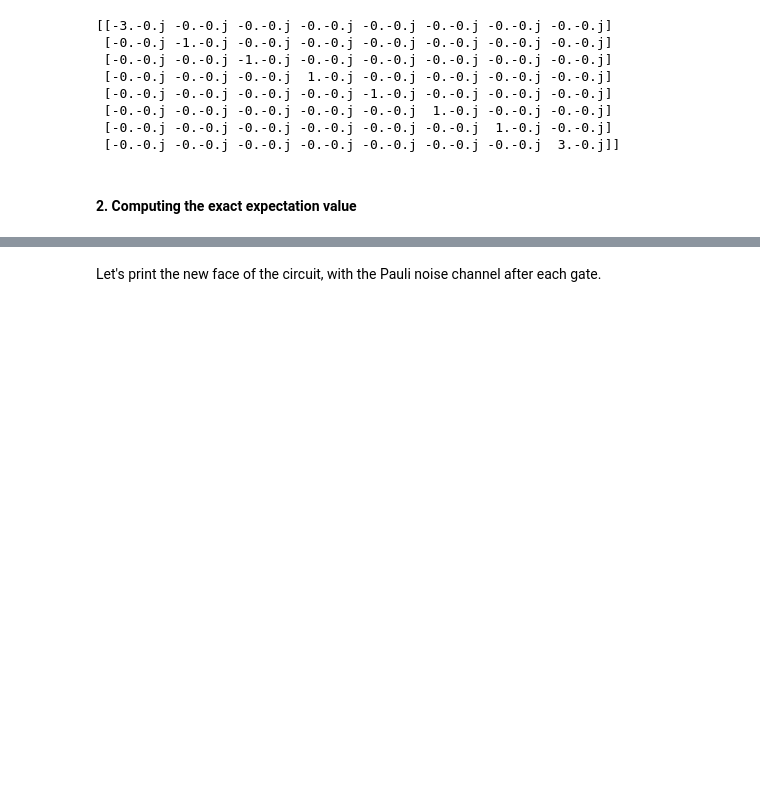
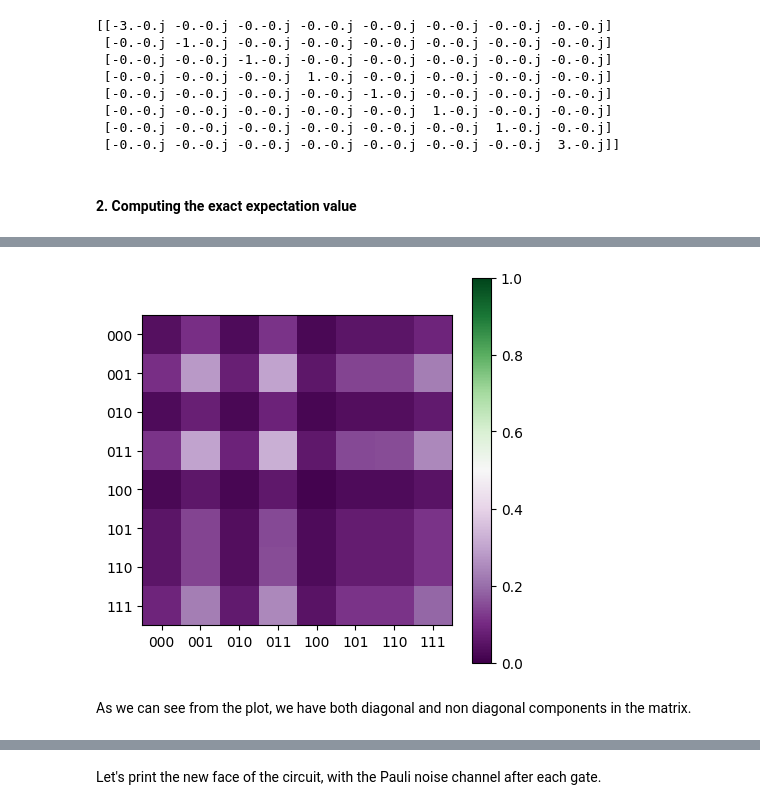
Before and after one commit to qiboteam/qiboedu, a Jupyter notebook: notebooks/Lecture6.ipynb, the cells around one changed output, grey strips where cells are left out. Cells and saved outputs as stored; diff of their text form; code cells hidden in the pictures; blank space fills up the shorter version.

```diff
--- a/notebooks/Lecture6.ipynb
+++ b/notebooks/Lecture6.ipynb
@@ -123,0 +130,7 @@ plotscripts.visualize_states(frequencies)
+# %%
+# plot the density matrix using plotscripts.plot_density_matrix(state)
+plotscripts.plot_density_matrix(c().state())
+# %% [output]
+[figure, added]
+# %% [markdown]
+As we can see from the plot, we have both diagonal and non diagonal components in the matrix.
```
Also changed, not shown: parts of 11 cells of this notebook.
